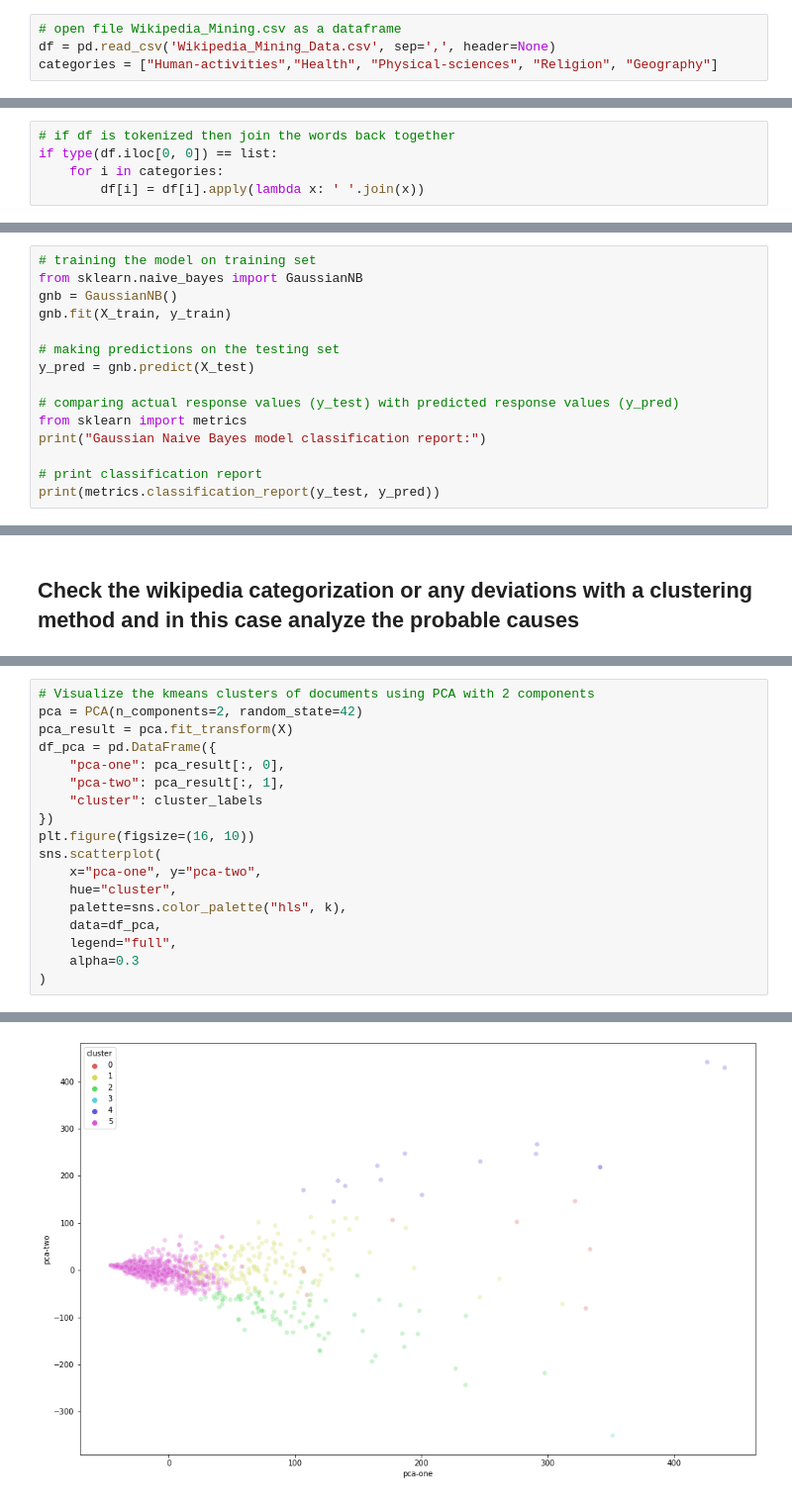
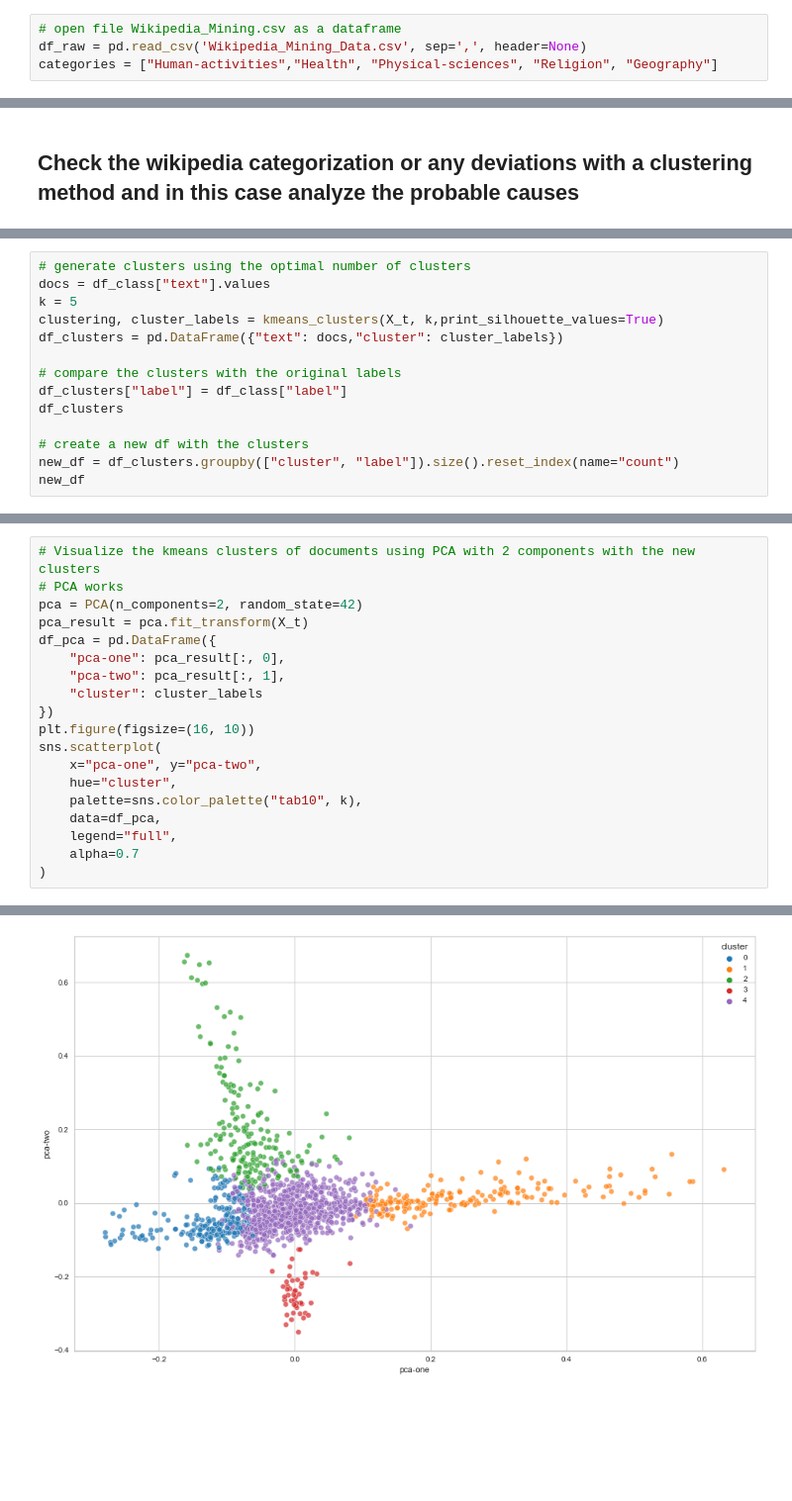
Before and after one commit to EmiliaWiehe/Wikipedia, a Jupyter notebook: Wikipedia_Mining.ipynb, the cells around one changed output, grey strips where cells are left out. Shown at 99% size. Saved outputs shown, nothing was run; the diff lists cells and outputs as text; blank space fills up the shorter version.

```diff
--- a/Wikipedia_Mining.ipynb
+++ b/Wikipedia_Mining.ipynb
@@ -230,7 +237,7 @@ if not 'Wikipedia_Mining_Data.csv' in files: df.to_csv('Wikipedia_Mining_Data.cs
 # Start from here if you have already saved the dataframe
 # %%
 # open file Wikipedia_Mining.csv as a dataframe
-df = pd.read_csv('Wikipedia_Mining_Data.csv', sep=',', header=None)
+df_raw = pd.read_csv('Wikipedia_Mining_Data.csv', sep=',', header=None)
 categories = ["Human-activities","Health", "Physical-sciences", "Religion", "Geography"]
 # %% [markdown]
 ## Preprocess the dataframe
@@ -357,7 +370,2 @@ Health is the lowest in frequency, unique words and word length, followed by geo
 # %% [markdown]
 ## Calculate the distance between pages in the same category
-# %%
-# if df is tokenized then join the words back together
-if type(df.iloc[0, 0]) == list:
-    for i in categories:
-        df[i] = df[i].apply(lambda x: ' '.join(x))
@@ -488,15 +490,0 @@ X_train, X_test, y_train, y_test = train_test_split(X, y, test_size=0.4, random_
-# %%
-# training the model on training set
-from sklearn.naive_bayes import GaussianNB
-gnb = GaussianNB()
-gnb.fit(X_train, y_train)
-
-# making predictions on the testing set
-y_pred = gnb.predict(X_test)
-
-# comparing actual response values (y_test) with predicted response values (y_pred)
-from sklearn import metrics
-print("Gaussian Naive Bayes model classification report:")
-
-# print classification report
-print(metrics.classification_report(y_test, y_pred))
@@ -675,0 +662,14 @@ Silhouette values:
+# %%
+# generate clusters using the optimal number of clusters
+docs = df_class["text"].values
+k = 5
+clustering, cluster_labels = kmeans_clusters(X_t, k,print_silhouette_values=True)
+df_clusters = pd.DataFrame({"text": docs,"cluster": cluster_labels})
+
+# compare the clusters with the original labels
+df_clusters["label"] = df_class["label"]
+df_clusters
+
+# create a new df with the clusters
+new_df = df_clusters.groupby(["cluster", "label"]).size().reset_index(name="count")
+new_df
@@ -676,22 +705,23 @@ Silhouette values:
 # %%
-# Visualize the kmeans clusters of documents using PCA with 2 components
+# Visualize the kmeans clusters of documents using PCA with 2 components with the new clusters
+# PCA works
 pca = PCA(n_components=2, random_state=42)
-pca_result = pca.fit_transform(X)
+pca_result = pca.fit_transform(X_t)
 df_pca = pd.DataFrame({
     "pca-one": pca_result[:, 0],
     "pca-two": pca_result[:, 1],
     "cluster": cluster_labels
 })
 plt.figure(figsize=(16, 10))
 sns.scatterplot(
     x="pca-one", y="pca-two",
     hue="cluster",
-    palette=sns.color_palette("hls", k),
+    palette=sns.color_palette("tab10", k),
     data=df_pca,
     legend="full",
-    alpha=0.3
+    alpha=0.7
 )
 # %% [output]
 <AxesSubplot:xlabel='pca-one', ylabel='pca-two'>
-[figure, old version]
+[figure, new version]
 # %%
```
Also changed, not shown: parts of 31 cells of this notebook.
